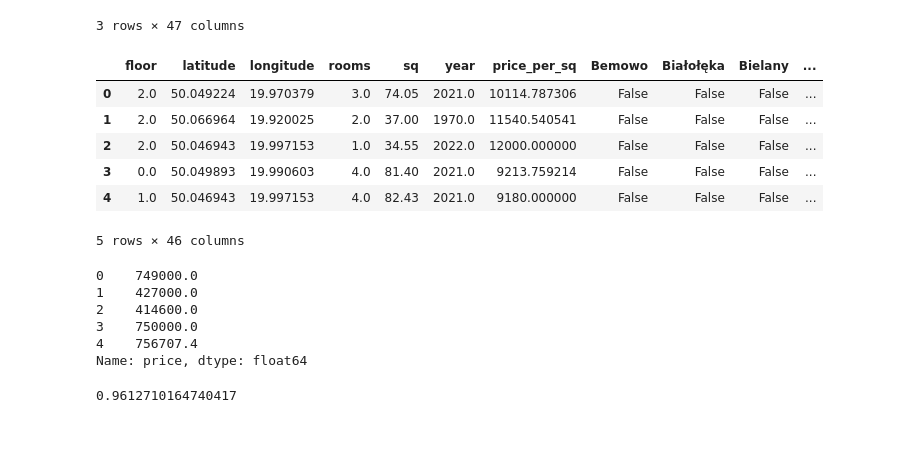
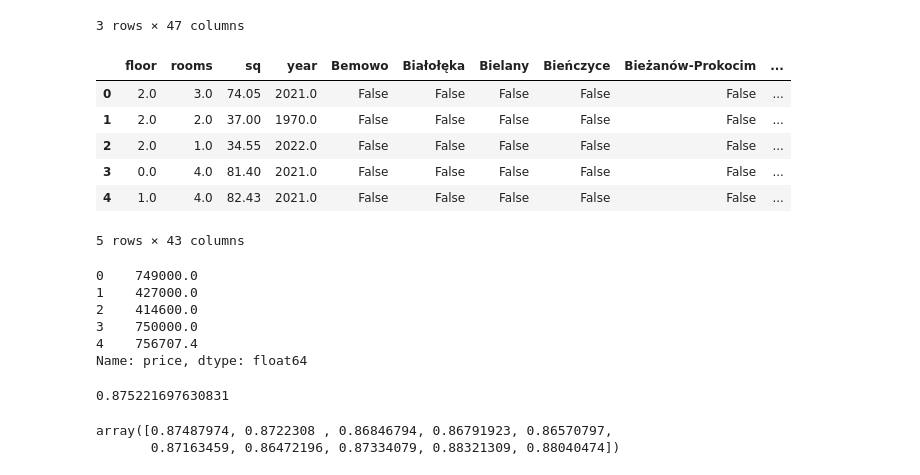
Before and after one commit to Pawel-Jurek/House_Prices_Estimating, a Jupyter notebook: modeling.ipynb, the cells around one changed output. Cells and saved outputs as stored; diff of their text form; code cells hidden in the pictures; blank space fills up the shorter version.

```diff
--- a/modeling.ipynb
+++ b/modeling.ipynb
@@ -336,14 +336,14 @@ df9.head(3)
 | 2 | 2.0 | 50.046943 | 19.997153 | 414600.0 | 1.0 | 34.55 | 2022.0 | 12000.000000 | False | False | ... |
 3 rows × 47 columns
 # %%
-X = df9.drop('price', axis='columns')
+X = df9.drop(['price',"latitude", "longitude", "price_per_sq"], axis='columns')
 X.head()
 # %% [output]
-|  | floor | latitude | longitude | rooms | sq | year | price_per_sq | Bemowo | Białołęka | Bielany | ... |
-| 0 | 2.0 | 50.049224 | 19.970379 | 3.0 | 74.05 | 2021.0 | 10114.787306 | False | False | False | ... |
-| 1 | 2.0 | 50.066964 | 19.920025 | 2.0 | 37.00 | 1970.0 | 11540.540541 | False | False | False | ... |
-| 2 | 2.0 | 50.046943 | 19.997153 | 1.0 | 34.55 | 2022.0 | 12000.000000 | False | False | False | ... |
-| 3 | 0.0 | 50.049893 | 19.990603 | 4.0 | 81.40 | 2021.0 | 9213.759214 | False | False | False | ... |
-| 4 | 1.0 | 50.046943 | 19.997153 | 4.0 | 82.43 | 2021.0 | 9180.000000 | False | False | False | ... |
+|  | floor | rooms | sq | year | Bemowo | Białołęka | Bielany | Bieńczyce | Bieżanów-Prokocim | ... |
+| 0 | 2.0 | 3.0 | 74.05 | 2021.0 | False | False | False | False | False | ... |
+| 1 | 2.0 | 2.0 | 37.00 | 1970.0 | False | False | False | False | False | ... |
+| 2 | 2.0 | 1.0 | 34.55 | 2022.0 | False | False | False | False | False | ... |
+| 3 | 0.0 | 4.0 | 81.40 | 2021.0 | False | False | False | False | False | ... |
+| 4 | 1.0 | 4.0 | 82.43 | 2021.0 | False | False | False | False | False | ... |
-5 rows × 46 columns
+5 rows × 43 columns
 # %%
@@ -361,6 +361,14 @@ X_train, X_test, Y_train, Y_test = train_test_split(X,Y,test_size=0.2,random_sta
 # %%
 lr_clf = LinearRegression()
-lr_clf.fit(X_train,Y_train)
-lr_clf.score(X_test,Y_test)
+lr_clf.fit(X_train,y_train)
+lr_clf.score(X_test,y_test)
 # %% [output]
-0.9612710164740417
+0.875221697630831
+# %%
+from sklearn.model_selection import ShuffleSplit
+from sklearn.model_selection import cross_val_score
+cv = ShuffleSplit(n_splits=10, test_size=0.2, random_state=0)
+cross_val_score(LinearRegression(), X, y, cv=cv)
+# %% [output]
+array([0.87487974, 0.8722308 , 0.86846794, 0.86791923, 0.86570797,
+       0.87163459, 0.86472196, 0.87334079, 0.88321309, 0.88040474])
```
Also changed, not shown: parts of 6 cells of this notebook.
